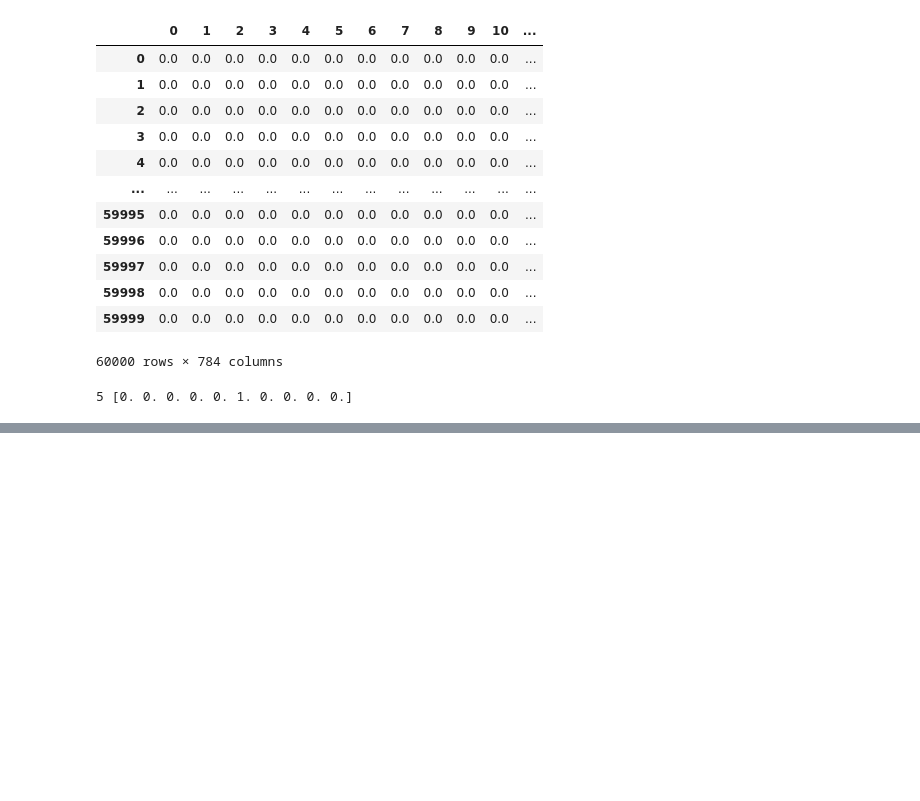
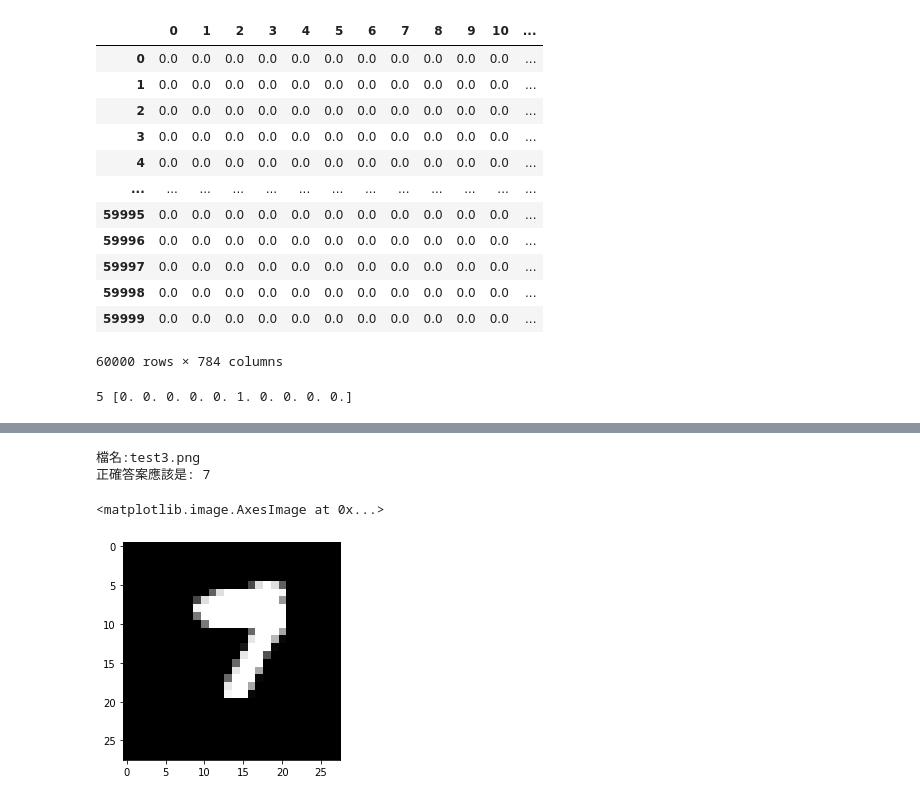
Before and after one commit to Elwing-Chou/ML0407, a Jupyter notebook: mlp.ipynb, the cells around one changed output, grey strips where cells are left out. Saved outputs shown, nothing was run; the diff lists cells and outputs as text; code cells hidden in the pictures; blank space fills up the shorter version.

```diff
--- a/mlp.ipynb
+++ b/mlp.ipynb
@@ -127,0 +178,13 @@ Epoch 15/15
+# %%
+from tensorflow.keras.preprocessing.image import load_img
+f = input("檔名:")
+img_raw = load_img(f, target_size=(28, 28)).convert("L")
+img = np.array(img_raw).reshape(1, 784) / 255
+answer = mlp.predict_classes(img)[0]
+print("正確答案應該是:", answer)
+plt.imshow(img_raw, cmap="gray")
+# %% [output]
+檔名:test3.png
+正確答案應該是: 7
+<matplotlib.image.AxesImage at 0x...>
+[figure, added]
```
Also changed, not shown: parts of 7 cells of this notebook.
